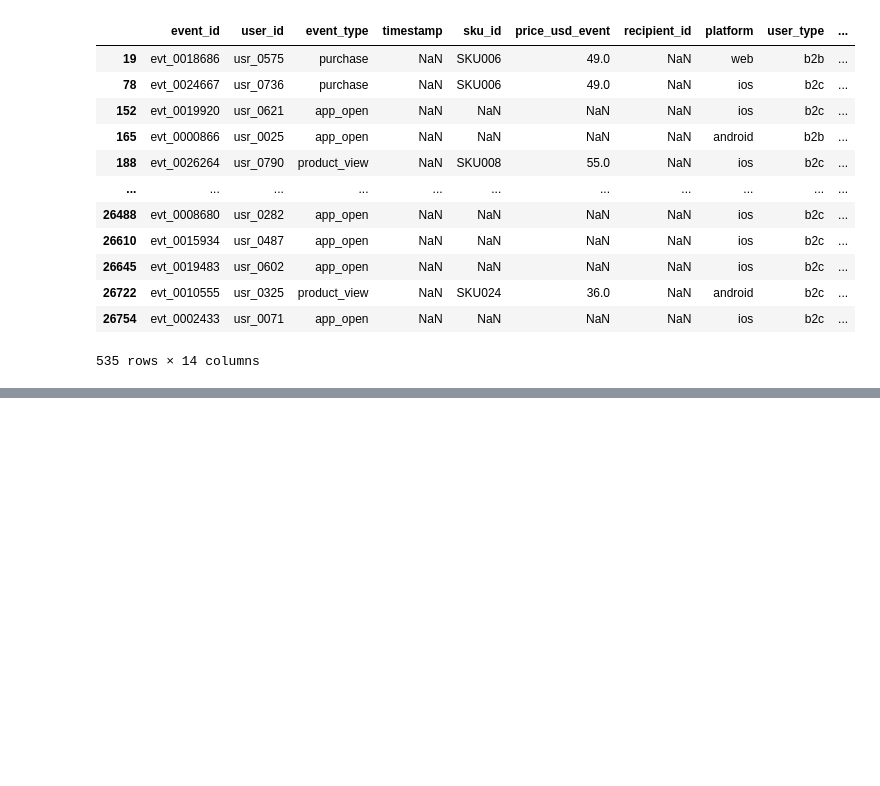
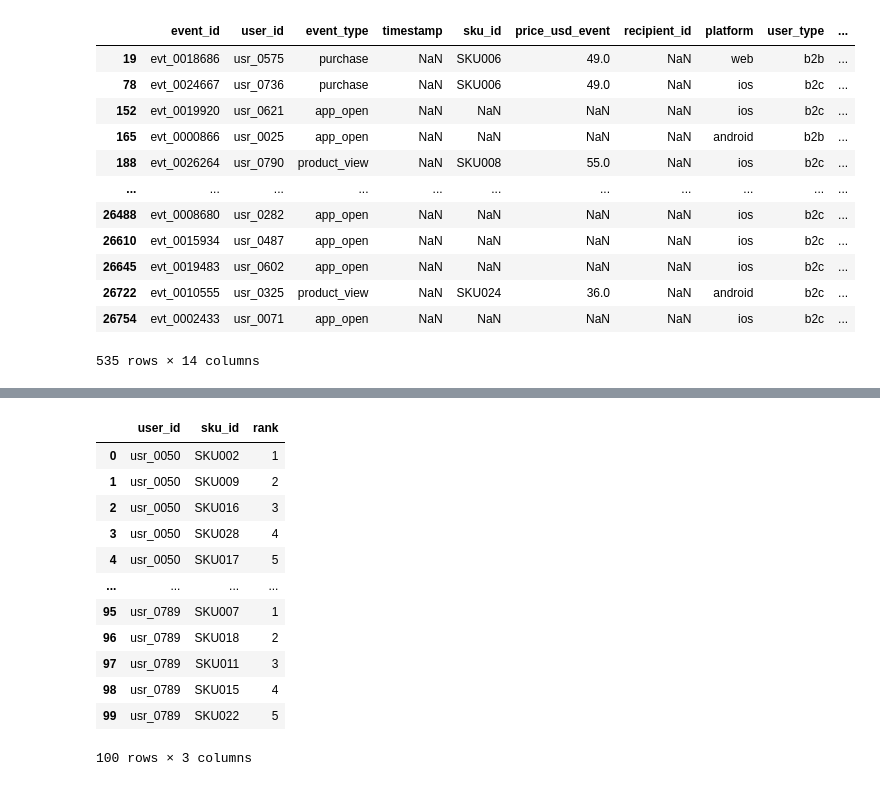
Before and after one commit to wgcv/gesture-mlai-assessment, a Jupyter notebook: submission/gesture_mlai_assessment.ipynb, the cells around one changed output, grey strips where cells are left out. Cells and saved outputs as stored; diff of their text form; code cells hidden in the pictures; blank space fills up the shorter version.

Commit message:
Model and recommendation

```diff
--- a/submission/gesture_mlai_assessment.ipynb
+++ b/submission/gesture_mlai_assessment.ipynb
@@ -192,0 +489,3 @@ def get_feature_columns(features_df):
+# %%
+df_train = pd.read_csv("df_train.csv")
+df_test = pd.read_csv("df_test.csv")
@@ -192,0 +1010,2 @@ def get_feature_columns(features_df):
+# %%
+df_filtered = df[df["user_id"].isin(top_20_user_ids["user_id"])]
@@ -192,0 +1020,20 @@ def get_feature_columns(features_df):
+# %%
+sku_counts = (
+    df_filtered.groupby(["user_id", "sku_id"])
+      .size()
+      .reset_index(name="count")
+)
+sku_counts = sku_counts.sort_values(
+    by=["user_id", "count"],
+    ascending=[True, False]
+)
+top5_skus_per_user = (
+    sku_counts.groupby("user_id")
+              .head(5)
+              .reset_index(drop=True)
+)
+top5_dict = (
+    top5_skus_per_user.groupby("user_id")["sku_id"]
+    .apply(list)
+    .to_dict()
+)
@@ -192,0 +1105,7 @@ def get_feature_columns(features_df):
+# %%
+result = {
+    user: fill_recommendations(skus, df, target=5)
+    for user, skus in top5_dict.items()
+}
+
+result
@@ -192,0 +1133,27 @@ def get_feature_columns(features_df):
+# %%
+rows = []
+
+for user_id, skus in result.items():  # or top5_dict if you prefer original
+    for rank, sku in enumerate(skus, start=1):
+        rows.append({
+            "user_id": user_id,
+            "sku_id": sku,
+            "rank": rank
+        })
+
+df_out = pd.DataFrame(rows)
+df_out
+# %% [output]
+|  | user_id | sku_id | rank |
+| 0 | usr_0050 | SKU002 | 1 |
+| 1 | usr_0050 | SKU009 | 2 |
+| 2 | usr_0050 | SKU016 | 3 |
+| 3 | usr_0050 | SKU028 | 4 |
+| 4 | usr_0050 | SKU017 | 5 |
+| ... | ... | ... | ... |
+| 95 | usr_0789 | SKU007 | 1 |
+| 96 | usr_0789 | SKU018 | 2 |
+| 97 | usr_0789 | SKU011 | 3 |
+| 98 | usr_0789 | SKU015 | 4 |
+| 99 | usr_0789 | SKU022 | 5 |
+100 rows × 3 columns
```
Also changed, not shown: parts of 23 cells of this notebook.
